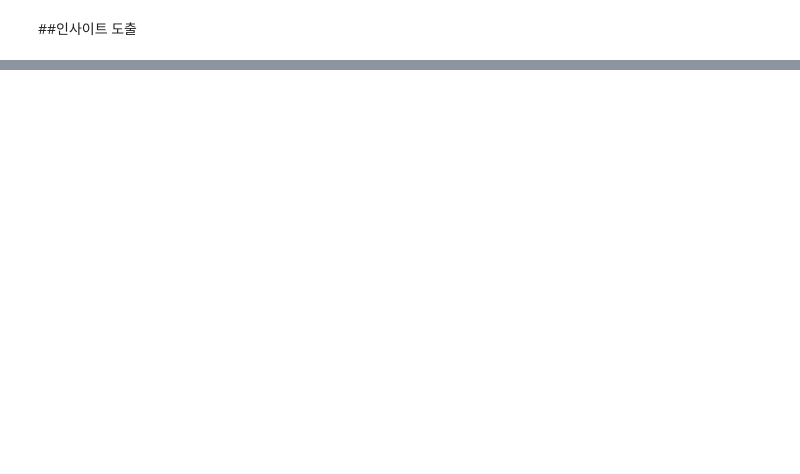
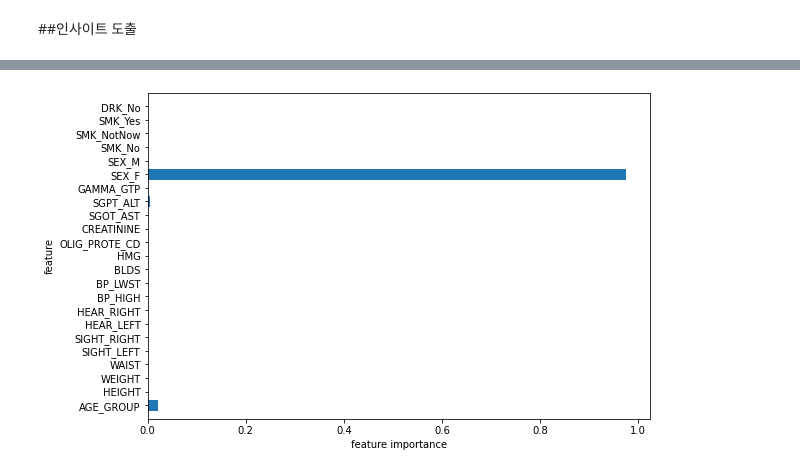
Before and after one commit to fbalsrud/ITB2022, a Jupyter notebook: 건강검진_분류.ipynb, the cells around one changed output, grey strips where cells are left out. Cells and saved outputs as stored; diff of their text form; code cells hidden in the pictures; blank space fills up the shorter version.

```diff
--- a/건강검진_분류.ipynb
+++ b/건강검진_분류.ipynb
@@ -256,6 +286,6 @@ print("시험용 데이터 정확도: {:.3f}".format(tree.score(X_test, y_test))
 # %%
-# 의사결정나무의 깊이를 4로 제한했을 때 가장 높은 시험용 데이터 정확도를 보임.
-tree = DecisionTreeClassifier(max_depth=4, random_state=0)
+# 의사결정나무의 깊이를 2로 제한했을 때 가장 높은 시험용 데이터 정확도를 보임.
+tree = DecisionTreeClassifier(max_depth=2, random_state=0)
 tree.fit(X_train, y_train)
 
 print("학습용 데이터 정확도: {:.3f}".format(tree.score(X_train, y_train)))
@@ -333,3 +454,18 @@ print("변수의 중요도:\n", result)
+# %%
+import numpy as np
+
+def plot_feature_importances_health(model):
+    plt.rcParams["figure.figsize"] = (9,6)
+    n_features = len(health.columns[:23])
+    plt.barh(np.arange(n_features), model.feature_importances_, align='center')
+    plt.yticks(np.arange(n_features), health.columns[:23])
+    plt.xlabel("feature importance")
+    plt.ylabel("feature")
+    plt.ylim(-1, n_features)
+
+plot_feature_importances_health(tree)
+# %% [output]
+[figure, added]
 # %%
 #랜덤포레스트
 result = forest.feature_importances_
```
Also changed, not shown: parts of 28 cells of this notebook.
